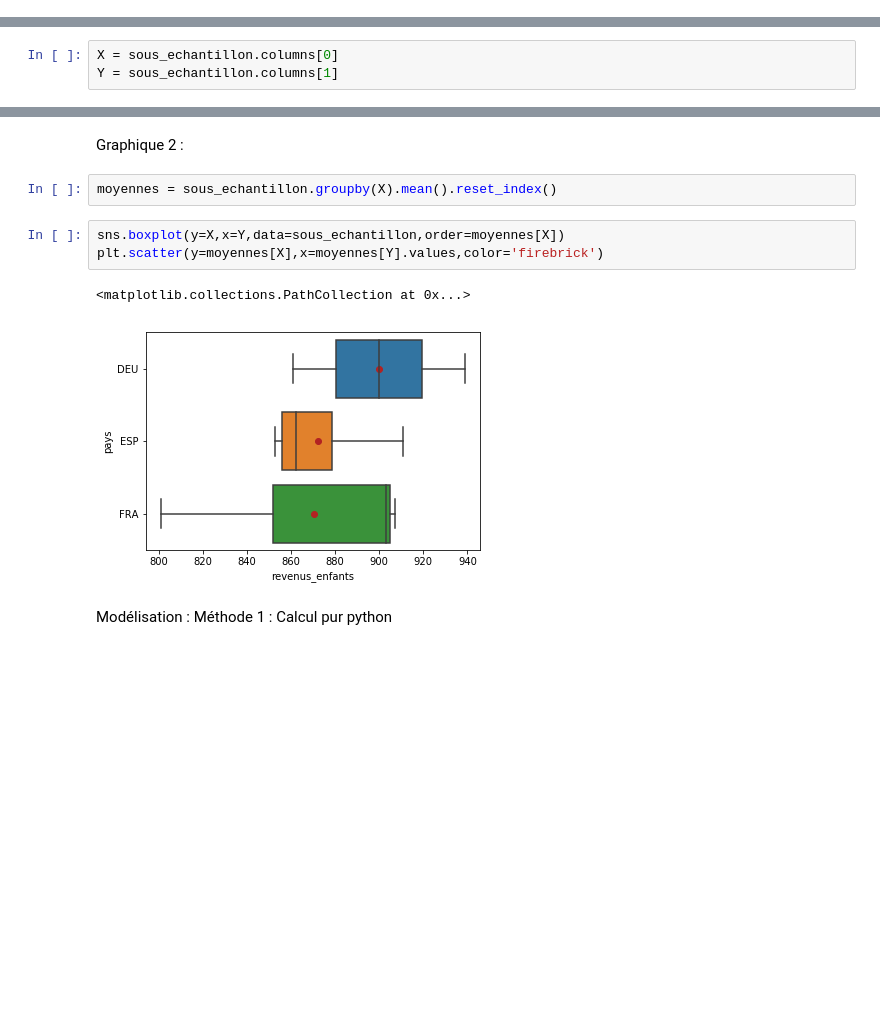
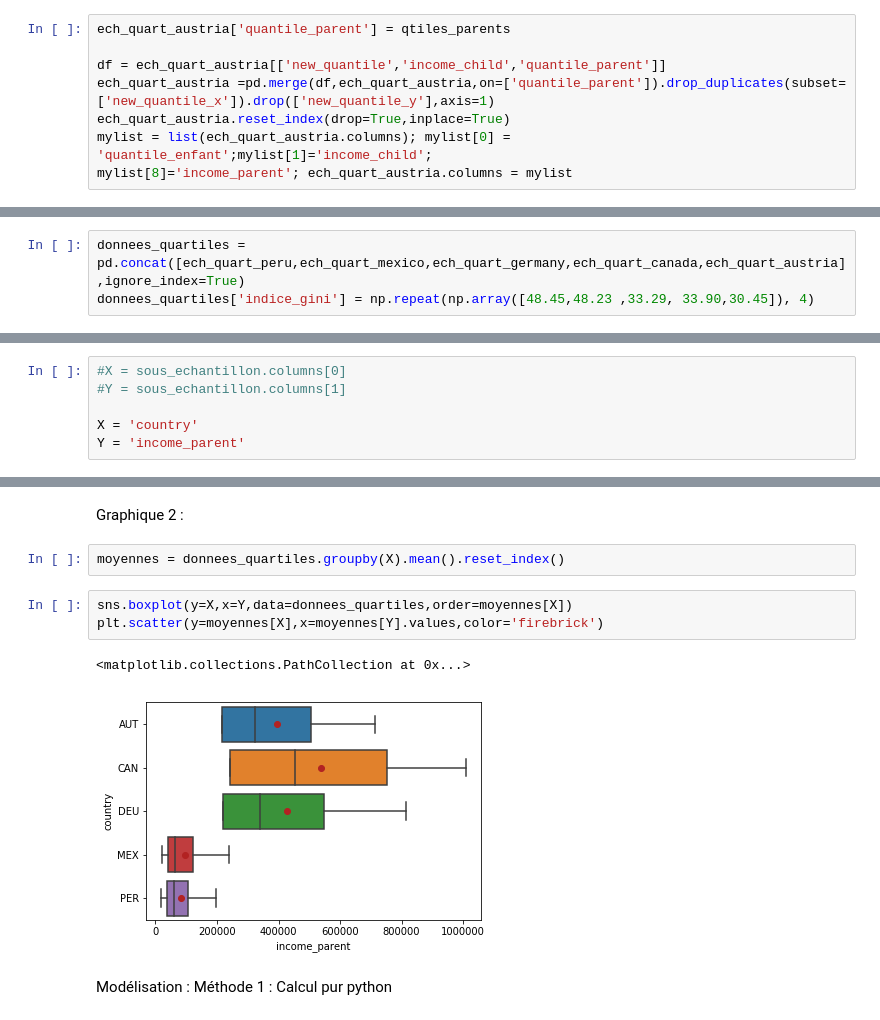
Before and after one commit to Silvock/project_7_income_predict, a Jupyter notebook: notebook/Exercice.ipynb, the cells around one changed output, grey strips where cells are left out. Cells and saved outputs as stored; diff of their text form; blank space fills up the shorter version.

Commit message:
echantillon fait

```diff
--- a/notebook/Exercice.ipynb
+++ b/notebook/Exercice.ipynb
@@ -719,0 +1018,8 @@ Transfomer les centiles en quartiles
+# %%
+ech_quart_austria['quantile_parent'] = qtiles_parents
+
+df = ech_quart_austria[['new_quantile','income_child','quantile_parent']]
+ech_quart_austria =pd.merge(df,ech_quart_austria,on=['quantile_parent']).drop_duplicates(subset=['new_quantile_x']).drop(['new_quantile_y'],axis=1)
+ech_quart_austria.reset_index(drop=True,inplace=True)
+mylist = list(ech_quart_austria.columns); mylist[0] = 'quantile_enfant';mylist[1]='income_child';
+mylist[8]='income_parent'; ech_quart_austria.columns = mylist
@@ -723,0 +1074,3 @@ Transfomer les centiles en quartiles
+# %%
+donnees_quartiles = pd.concat([ech_quart_peru,ech_quart_mexico,ech_quart_germany,ech_quart_canada,ech_quart_austria],ignore_index=True)
+donnees_quartiles['indice_gini'] = np.repeat(np.array([48.45,48.23 ,33.29, 33.90,30.45]), 4)
@@ -752,4 +1127,7 @@ sous_echantillon
 # %%
-X = sous_echantillon.columns[0]
-Y = sous_echantillon.columns[1]
+#X = sous_echantillon.columns[0]
+#Y = sous_echantillon.columns[1]
+
+X = 'country'
+Y = 'income_parent'
 # %%
@@ -770,13 +1148,13 @@ plt.show()
 # %% [markdown]
 Graphique 2 :
 # %%
-moyennes = sous_echantillon.groupby(X).mean().reset_index()
+moyennes = donnees_quartiles.groupby(X).mean().reset_index()
 # %%
-sns.boxplot(y=X,x=Y,data=sous_echantillon,order=moyennes[X])
+sns.boxplot(y=X,x=Y,data=donnees_quartiles,order=moyennes[X])
 plt.scatter(y=moyennes[X],x=moyennes[Y].values,color='firebrick')
 # %% [output]
 <matplotlib.collections.PathCollection at 0x...>
-[figure, old version]
+[figure, new version]
 # %% [markdown]
 Modélisation : Méthode 1 : Calcul pur python
 # %%
```
Also changed, not shown: parts of 122 cells of this notebook, 1 other file.
